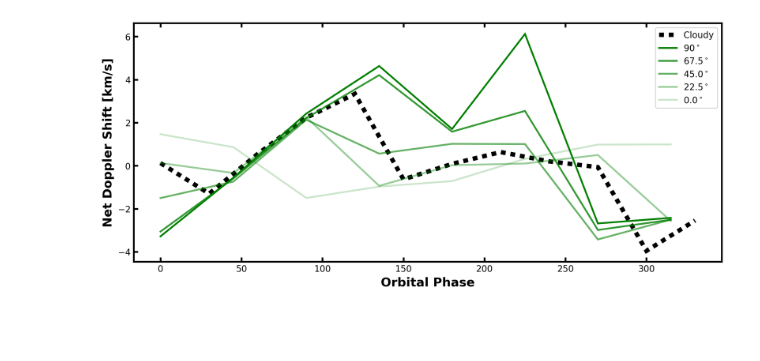
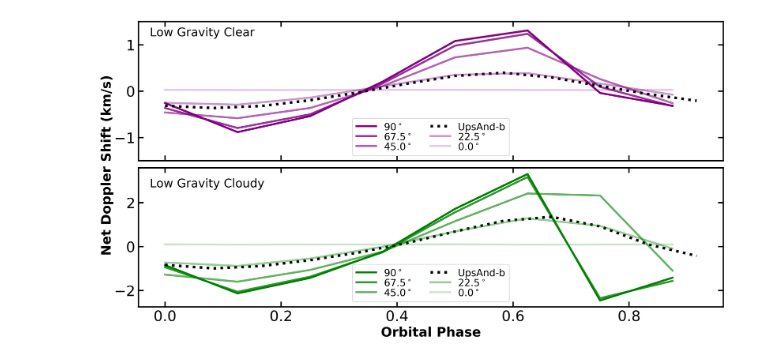
Before and after one commit to imalsky/New_Jups, a Jupyter notebook: Code/cc.ipynb, the cells around one changed output. Saved outputs shown, nothing was run; the diff lists cells and outputs as text; code cells hidden in the pictures; blank space fills up the shorter version.

```diff
--- a/Code/cc.ipynb
+++ b/Code/cc.ipynb
@@ -301,29 +225,71 @@ NameError: name 'plt' is not defined
+# %%
+ups_clear = [-0.3140140140140306, -0.36206206206207847, -0.31801801801803453, -0.19389389389391098, -0.026026026026043647, 0.1618618618618437, 0.3300300300300112, 0.39809809809807906, 0.29799799799797944, 0.11411411411409622, -0.06206206206207954, -0.20590590590592273]
+ups_cloudy = [-0.8339339339339484, -0.9940940940941081, -0.8859859859860006, -0.6180180180180335, -0.2699699699699867, 0.1618618618618437, 0.6860860860860662, 1.173973973973952, 1.3578578578578355, 0.9220220220220012, 0.09809809809808012, -0.4261261261261422]
+
+clear_1 = [-0.254, -0.882, -0.5379, 0.2059, 1.0819, 1.3098, -0.038, -0.314]
+clear_2 = [-0.3621, -0.7939, -0.4979, 0.1659, 0.9821, 1.238, 0.0941, -0.322]
+clear_3 = [-0.4579, -0.582, -0.3621, 0.1101, 0.7298, 0.938, 0.262, -0.258]
+clear_4 = [-0.2499, -0.29, -0.1381, 0.1061, 0.3541, 0.3901, 0.1659, -0.0741]
+clear_5 = [0.03, 0.026, 0.026, 0.03, 0.03, 0.026, 0.026, 0.03]
+
+cloudy_1 = [-0.8462, -2.134, -1.4299, -0.2379, 1.7219, 3.31, -2.4581, -1.4179]
+cloudy_2 = [-0.942, -2.062, -1.3739, -0.262, 1.5661, 3.1742, -2.354, -1.5658]
+cloudy_3 = [-1.2781, -1.6018, -1.0659, -0.2339, 1.158, 2.422, 2.3299, -1.0979]
+cloudy_4 = [-0.7261, -0.882, -0.5459, -0.01, 0.6941, 1.2901, 0.946, -0.0901]
+cloudy_5 = [0.1021, 0.0901, 0.0981, 0.0981, 0.1021, 0.0901, 0.0941, 0.0981]
 # %%
-
-fig, ax = plt.subplots(1, sharex=True, sharey=True, figsize=(12,5))
-
+fig, ax = plt.subplots(2,1, sharey=False, sharex=True, figsize=(16,8))
+plt.subplots_adjust(wspace=0.05, hspace=0.05)
 from scipy.interpolate import interp1d
+plt.style.use('/home/imalsky/Desktop/isaac-style.txt')
 
 phases = [0.0, 30.0, 60.0, 90.0, 120.0, 150.0,
           180.0, 210.0, 240.0, 270.0, 300.0, 330.0]
 
 phases2 = [0.0, 45.0, 90.0, 135.0, 180.0, 225.0, 270.0, 315.0]
 
-
-ax.plot(phases, ups_cloudy, color='black', linestyle='dotted',
-        linewidth=5, label=r'Cloudy')
-
-ax.plot(phases2, cloudy_1, color='green', alpha=1.0, label=r'90$^\circ$')
-ax.plot(phases2, cloudy_2, color='green', alpha=0.8, label=r'67.5$^\circ$')
-ax.plot(phases2, cloudy_3, color='green', alpha=0.6, label=r'45.0$^\circ$')
-ax.plot(phases2, cloudy_4, color='green', alpha=0.4, label=r'22.5$^\circ$')
-ax.plot(phases2, cloudy_5, color='green', alpha=0.2, label=r'0.0$^\circ$')
+phases = np.asarray(phases) / 360
+phases2 = np.asarray(phases2) / 360
 
 
-ax.set_ylabel('Net Doppler Shift [km/s]', fontsize=14, weight='bold')
-ax.set_xlabel('Orbital Phase', fontsize=14, weight='bold')
-ax.legend()
-#ax.set_ylim(-1.2,1.5)
-fig.savefig('/home/imalsky/Desktop/Cloudy-Net-Shift-{}.png'.format(model), dpi=250, bbox_inches='tight')
+ax[0].plot(phases2, clear_1, color='purple', alpha=1.0, linewidth=3, label=r'90$^\circ$')
+ax[0].plot(phases2, clear_2, color='purple', alpha=0.8, linewidth=3, label=r'67.5$^\circ$')
+ax[0].plot(phases2, clear_3, color='purple', alpha=0.6, linewidth=3, label=r'45.0$^\circ$')
+ax[0].plot(phases, ups_clear, color='black', linestyle='dotted', linewidth=4, label=r'UpsAnd-b')
+ax[0].plot(phases2, clear_4, color='purple', alpha=0.4, linewidth=3, label=r'22.5$^\circ$')
+ax[0].plot(phases2, clear_5, color='purple', alpha=0.2, linewidth=3, label=r'0.0$^\circ$')
+
+#ax[0].set_ylabel('Net Doppler Shift [km/s]', fontsize=18, weight='bold')
+#ax[0].set_xlabel('Orbital Phase', fontsize=18, weight='bold')
+
+
+
+ax[1].plot(phases2, cloudy_1, color='green', alpha=1.0, linewidth=3, label=r'90$^\circ$')
+ax[1].plot(phases2, cloudy_2, color='green', alpha=0.8, linewidth=3, label=r'67.5$^\circ$')
+ax[1].plot(phases2, cloudy_3, color='green', alpha=0.6, linewidth=3, label=r'45.0$^\circ$')
+ax[1].plot(phases, ups_cloudy, color='black', linestyle='dotted', linewidth=4, label=r'UpsAnd-b')
+ax[1].plot(phases2, cloudy_4, color='green', alpha=0.4, linewidth=3, label=r'22.5$^\circ$')
+ax[1].plot(phases2, cloudy_5, color='green', alpha=0.2, linewidth=3, label=r'0.0$^\circ$')
+
+
+ax[1].set_xlabel('Orbital Phase', fontsize=20, weight='bold')
+
+ax[0].legend(fontsize=15, ncol=2, handleheight=1, labelspacing=0.01, loc='lower center')
+ax[1].legend(fontsize=15, ncol=2, handleheight=1, labelspacing=0.01, loc='lower center')
+
+#ax[0].set_yticks([-1.0, -0.5, 0.0, 0.5, 1.0])
+#ax[1].set_yticks([-2.0,-1.0, 0.0, 1.0, 2.0])
+
+ax[0].set_ylim(-1.5,1.5)
+#ax[1].set_ylim(-1.5,1.5)
+
+
+fig.text(0.14, 0.85, r"Low Gravity Clear", size=18, weight='normal', va='center')
+fig.text(0.14, 0.45, r"Low Gravity Cloudy", size=18, weight='normal', va='center')
+
+
+fig.text(0.075, 0.5, r"Net Doppler Shift (km/s)", size=20, weight='bold', va='center', rotation='vertical')
+
+plt.savefig('/home/imalsky/Desktop/net-dopplers.png', bbox_inches='tight', dpi=200)
 # %% [output]
-[figure, old version]
+[figure, new version]
```
Also changed, not shown: parts of 7 cells of this notebook, 13 other files.
